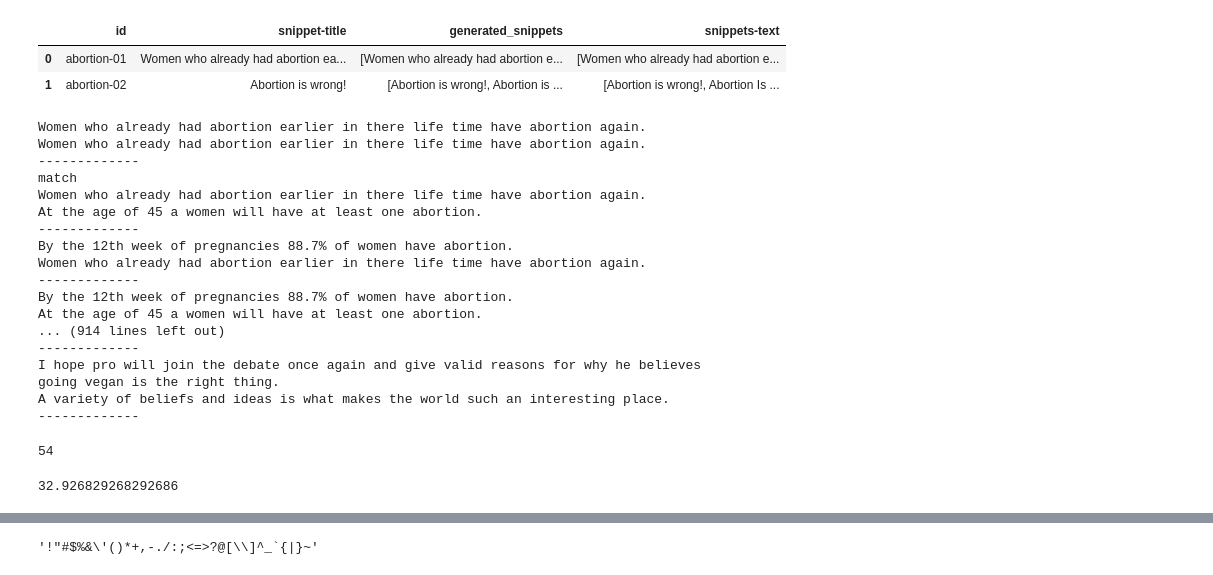
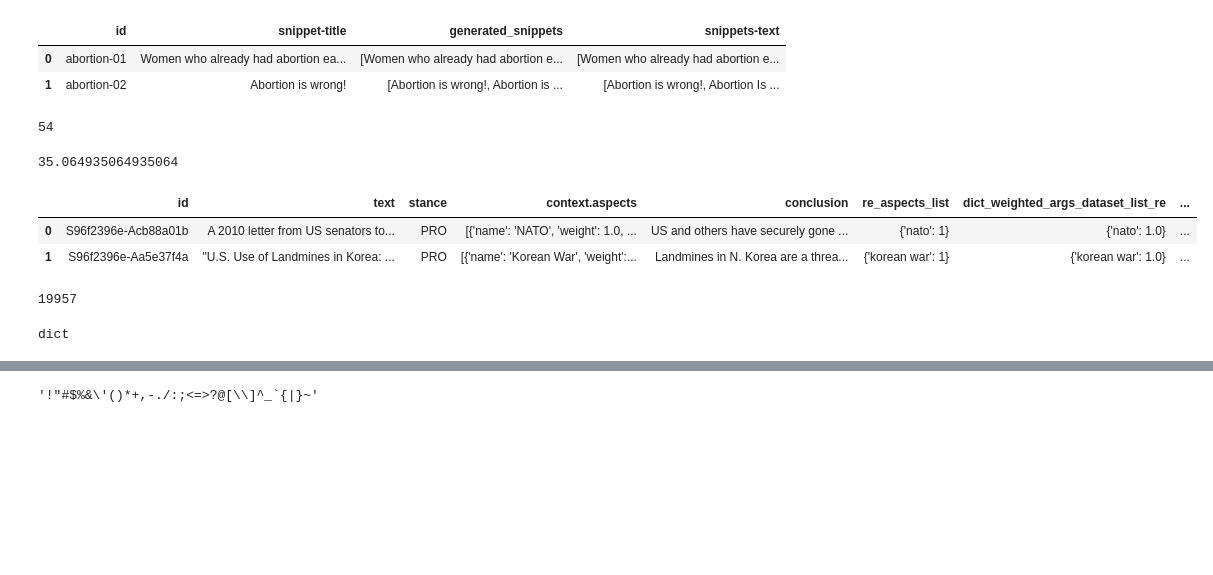
Before and after one commit to hjshah142/SnippetGeneration, a Jupyter notebook: Evaluation.ipynb, the cells around one changed output, grey strips where cells are left out. Saved outputs shown, nothing was run; the diff lists cells and outputs as text; code cells hidden in the pictures; blank space fills up the shorter version.

```diff
--- a/Evaluation.ipynb
+++ b/Evaluation.ipynb
@@ -190,36 +161,18 @@ for index, row in generated_snippets_df.iterrows():
 
                 for x in snippets_answer:
                     for y in snippets_detected:
-                        print(x)
-                        print(y)
-                        print("-------------")
+                        #print(x)
+                        #print(y)
+                        #print("-------------")
                         if x==y:
                             count= count + 1
-                            print('match')
+                            #print('match')
-# %% [output]
-Women who already had abortion earlier in there life time have abortion again.
-Women who already had abortion earlier in there life time have abortion again.
--------------
-match
-Women who already had abortion earlier in there life time have abortion again.
-At the age of 45 a women will have at least one abortion.
--------------
-By the 12th week of pregnancies 88.7% of women have abortion.
-Women who already had abortion earlier in there life time have abortion again.
--------------
-By the 12th week of pregnancies 88.7% of women have abortion.
-At the age of 45 a women will have at least one abortion.
-... (914 lines left out)
--------------
-I hope pro will join the debate once again and give valid reasons for why he believes going vegan is the right thing.
-A variety of beliefs and ideas is what makes the world such an interesting place.
--------------
 # %%
 count
 # %% [output]
 54
 # %%
-accuracy =(100.0 * count)/ ( 2 * len(data_snippets))
+accuracy =(100.0 * count)/ ( 2 * len(generated_snippets))
 accuracy
 # %% [output]
-32.926829268292686
+35.064935064935064
@@ -226 +183,18 @@ accuracy
+# %%
+import pandas as pd
+Arguments_df = pd.read_pickle('data/ArgumentsDatasets.pkl')
+Arguments_df.head(2)
+# %% [output]
+|  | id | text | stance | context.aspects | conclusion | re_aspects_list | dict_weighted_args_dataset_list_re | ... |
+| 0 | S96f2396e-Acb88a01b | A 2010 letter from US senators to... | PRO | [{'name': 'NATO', 'weight': 1.0, ... | US and others have securely gone ... | {'nato': 1} | {'nato': 1.0} | ... |
+| 1 | S96f2396e-Aa5e37f4a | "U.S. Use of Landmines in Korea: ... | PRO | [{'name': 'Korean War', 'weight':... | Landmines in N. Korea are a threa... | {'korean war': 1} | {'korean war': 1.0} | ... |
+# %%
+Arguments_df['arg_id'].nunique()
+# %% [output]
+19957
+# %%
+arguments_datasets_aspects = Arguments_df['dict_weighted_args_dataset_list_re']
+type(arguments_datasets_aspects[0])
+# %% [output]
+dict
 # %%
```
Also changed, not shown: parts of 35 cells of this notebook, 6 other files.
